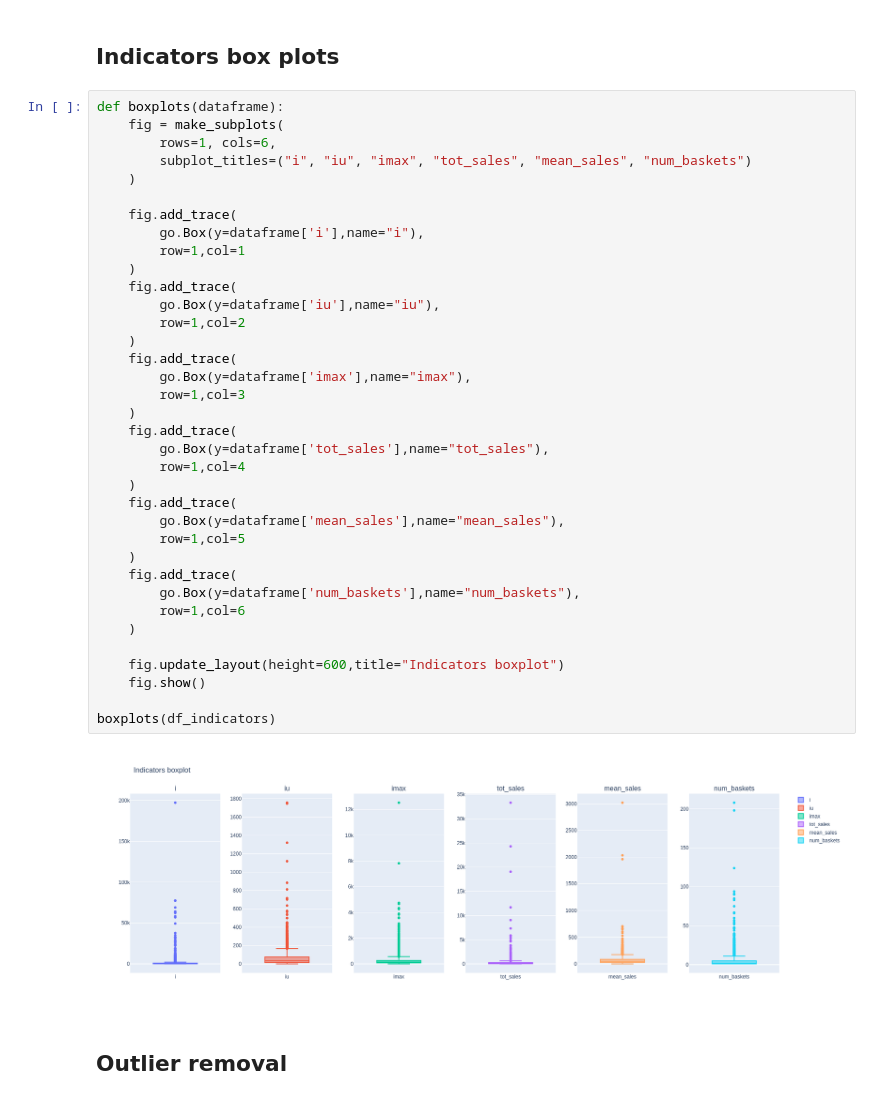
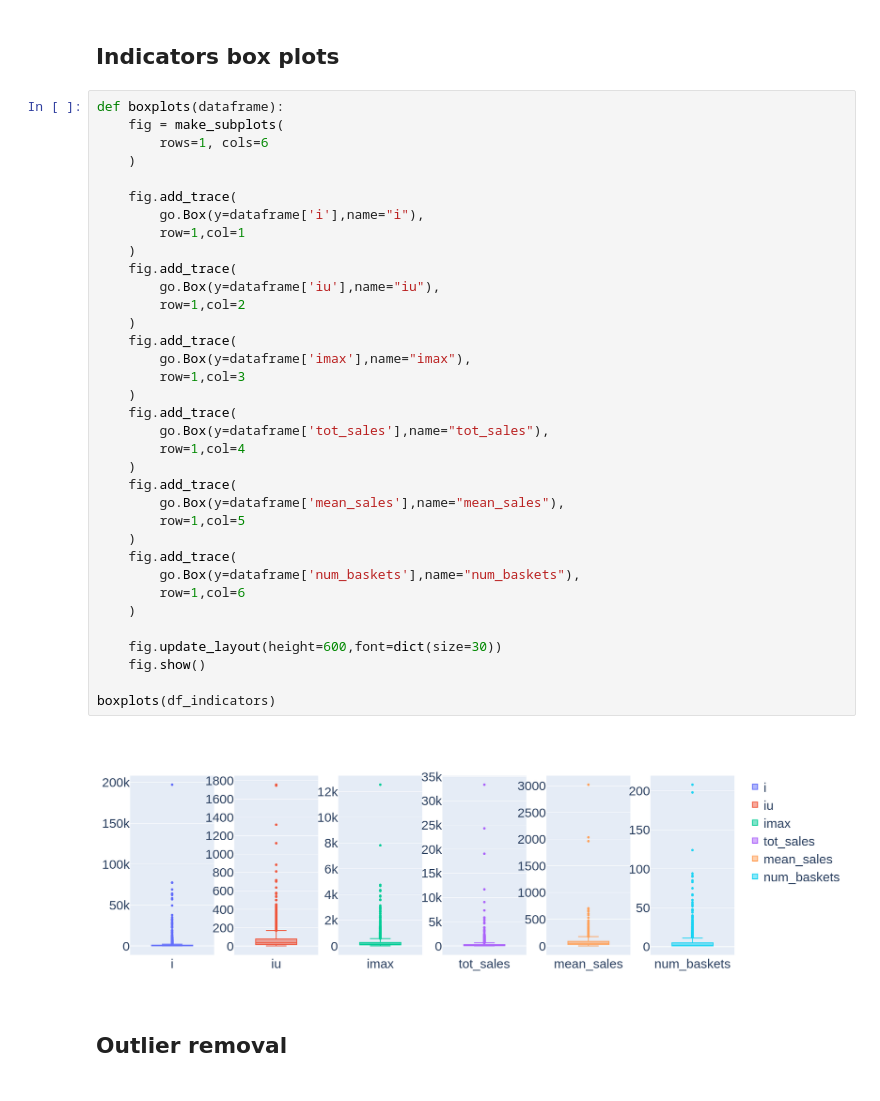
Before and after one commit to gioleppe/Data-Mining-20-21, a Jupyter notebook: notebooks/Task1_data_understanding_and_preparation.ipynb, the cells around one changed output. Saved outputs shown, nothing was run; the diff lists cells and outputs as text.

```diff
--- a/notebooks/Task1_data_understanding_and_preparation.ipynb
+++ b/notebooks/Task1_data_understanding_and_preparation.ipynb
@@ -552,41 +552,40 @@ print(df_indicators)
 # %%
 def boxplots(dataframe):
     fig = make_subplots(
-        rows=1, cols=6,
-        subplot_titles=("i", "iu", "imax", "tot_sales", "mean_sales", "num_baskets")
+        rows=1, cols=6
     )
 
     fig.add_trace(
         go.Box(y=dataframe['i'],name="i"),
         row=1,col=1
     )
     fig.add_trace(
         go.Box(y=dataframe['iu'],name="iu"),
         row=1,col=2
     )
     fig.add_trace(
         go.Box(y=dataframe['imax'],name="imax"),
         row=1,col=3
     )
     fig.add_trace(
         go.Box(y=dataframe['tot_sales'],name="tot_sales"),
         row=1,col=4
     )
     fig.add_trace(
         go.Box(y=dataframe['mean_sales'],name="mean_sales"),
         row=1,col=5
     )
     fig.add_trace(
         go.Box(y=dataframe['num_baskets'],name="num_baskets"),
         row=1,col=6
     )
 
-    fig.update_layout(height=600,title="Indicators boxplot")
+    fig.update_layout(height=600,font=dict(size=30))
     fig.show()
 
 boxplots(df_indicators)
 # %% [output]
-[figure, old version]
+[figure, new version]
 # %% [markdown]
 ## Outlier removal
 # %%
```
Also changed, not shown: parts of 5 cells of this notebook, 26 other files.
